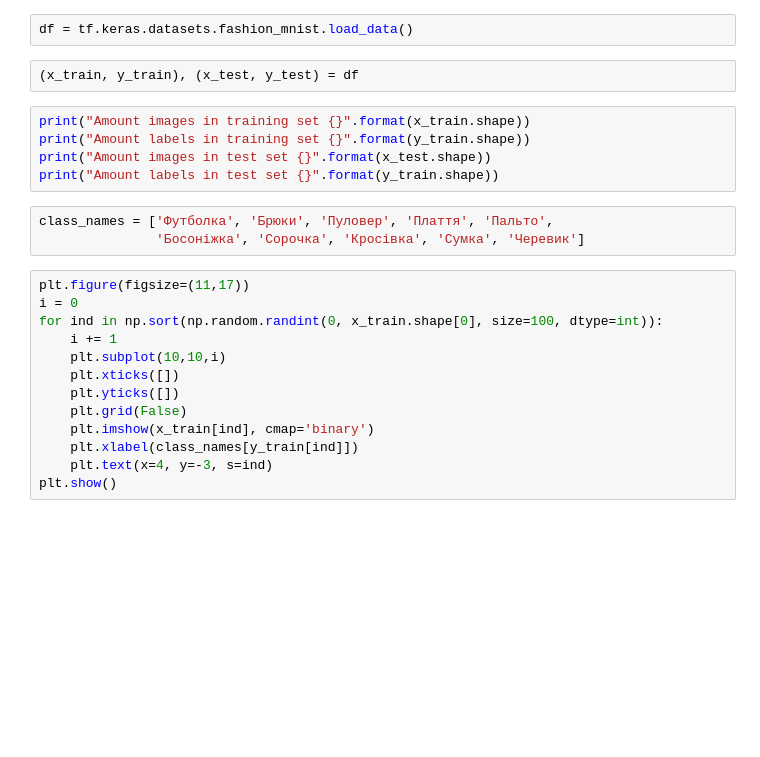
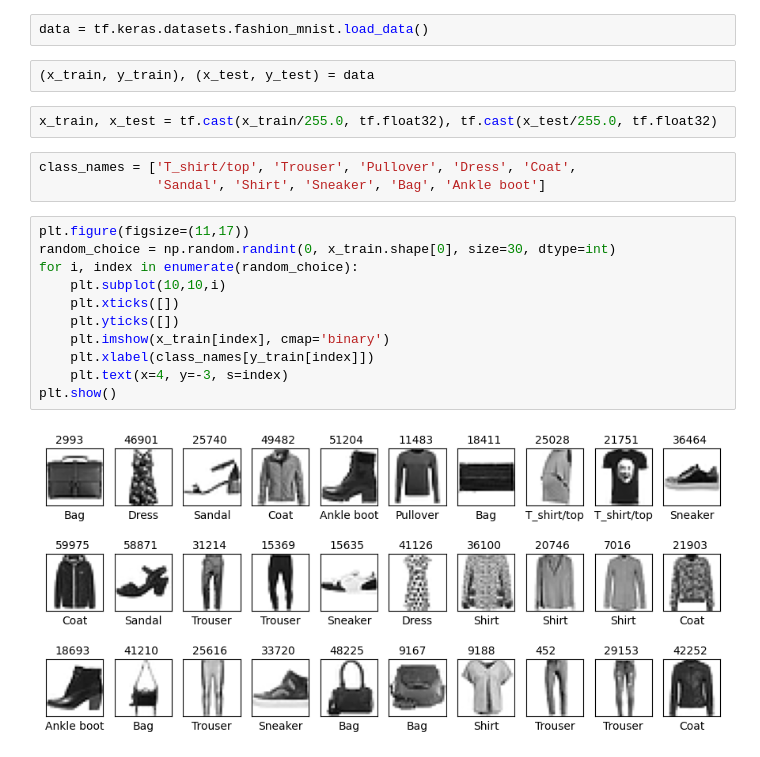
Before and after one commit to AlexanderSingaevsky/DataScience, a Jupyter notebook: 09.hyperparameters/Hw09.ipynb, the cells around one changed output. Drawn from its saved outputs; the diff is of its cells as text; blank space fills up the shorter version.

```diff
--- a/09.hyperparameters/Hw09.ipynb
+++ b/09.hyperparameters/Hw09.ipynb
@@ -9,26 +10,23 @@ ImportError: DLL load failed while importing _imaging: The specified module coul
 # %%
-df = tf.keras.datasets.fashion_mnist.load_data()
+data = tf.keras.datasets.fashion_mnist.load_data()
 # %%
-(x_train, y_train), (x_test, y_test) = df
+(x_train, y_train), (x_test, y_test) = data
-# %%
-print("Amount images in training set {}".format(x_train.shape))
-print("Amount labels in training set {}".format(y_train.shape))
-print("Amount images in test set {}".format(x_test.shape))
-print("Amount labels in test set {}".format(y_train.shape))
+# %%
+x_train, x_test = tf.cast(x_train/255.0, tf.float32), tf.cast(x_test/255.0, tf.float32)
 # %%
-class_names = ['Футболка', 'Брюки', 'Пуловер', 'Плаття', 'Пальто',
-               'Босоніжка', 'Сорочка', 'Кросівка', 'Сумка', 'Черевик']
+class_names = ['T_shirt/top', 'Trouser', 'Pullover', 'Dress', 'Coat',
+               'Sandal', 'Shirt', 'Sneaker', 'Bag', 'Ankle boot']
 # %%
 plt.figure(figsize=(11,17))
-i = 0
-for ind in np.sort(np.random.randint(0, x_train.shape[0], size=100, dtype=int)):
-    i += 1
+random_choice = np.random.randint(0, x_train.shape[0], size=30, dtype=int)
+for i, index in enumerate(random_choice):
     plt.subplot(10,10,i)
     plt.xticks([])
     plt.yticks([])
-    plt.grid(False)
-    plt.imshow(x_train[ind], cmap='binary')
-    plt.xlabel(class_names[y_train[ind]])
-    plt.text(x=4, y=-3, s=ind)
+    plt.imshow(x_train[index], cmap='binary')
+    plt.xlabel(class_names[y_train[index]])
+    plt.text(x=4, y=-3, s=index)
 plt.show()
+# %% [output]
+[figure, added]
 # %%
```
Also changed, not shown: parts of 6 cells of this notebook.
